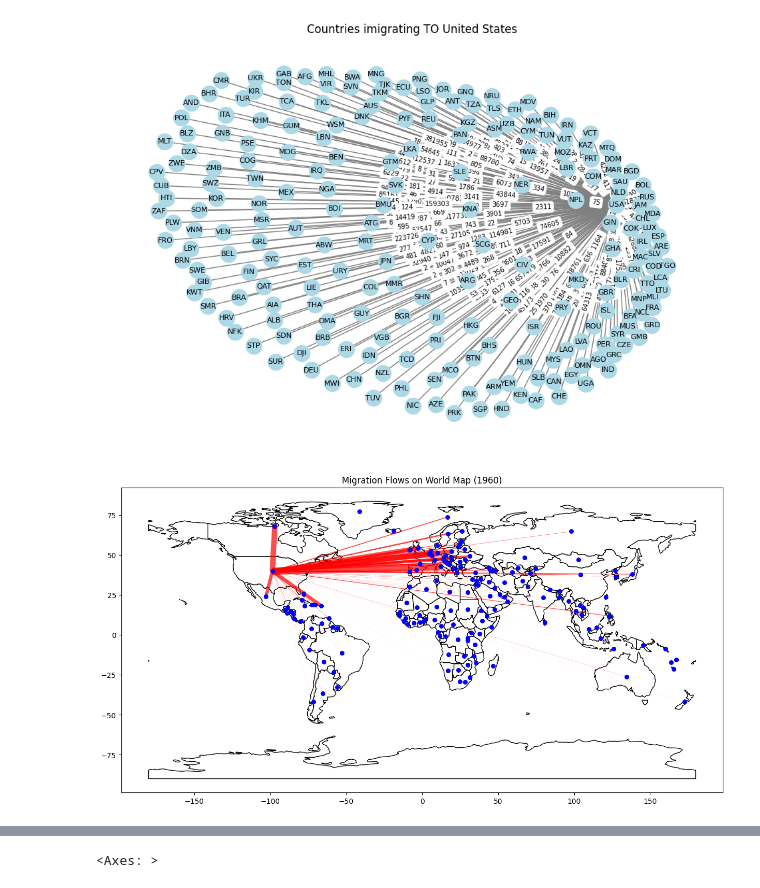
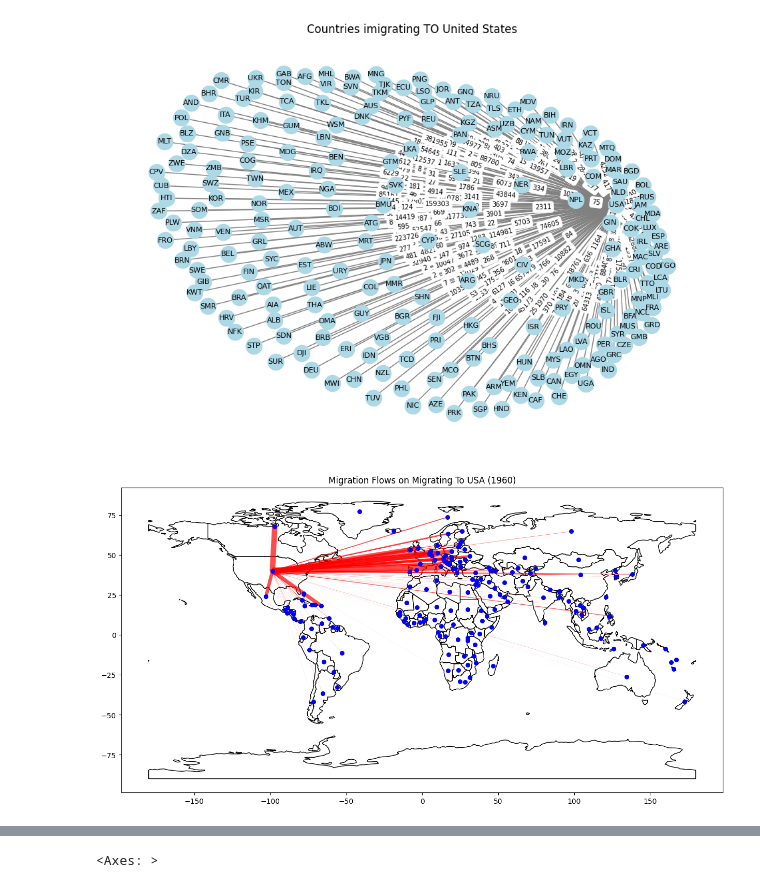
Before and after one commit to moonish1211/human_migration, a Jupyter notebook: graph_visualization.ipynb, the cells around one changed output, grey strips where cells are left out. Saved outputs shown, nothing was run; the diff lists cells and outputs as text; code cells hidden in the pictures.

Commit message:
update_code
graph_visualization is testing file\
visualization.ipynb is the real code

```diff
--- a/graph_visualization.ipynb
+++ b/graph_visualization.ipynb
@@ -245,32 +729,32 @@ tmp_orig = tmp_orig.rename(columns={
     'Origin_code': 'country_code',
     'origin_centroid': 'geometry'
 })
 all_points.append(tmp_orig)
 
 # Extract destination points
 tmp_dest = df_merged[['Destination_code', 'destination_centroid']].drop_duplicates()
 tmp_dest = tmp_dest.rename(columns={
     'Destination_code': 'country_code',
     'destination_centroid': 'geometry'
 })
 all_points.append(tmp_dest)
 
 # Concatenate origin & destination points, drop duplicates
 df_points = pd.concat(all_points).drop_duplicates('country_code')
 # print(df_points)
 
 # Make a GeoDataFrame
 gdf_points = gpd.GeoDataFrame(df_points, geometry='geometry', crs="EPSG:4326")
 
 # Finally, plot the points on top of the map and lines
 gdf_points.plot(
     ax=ax,
     color='blue',
     markersize=30,  # Adjust as desired
     zorder=4        # Ensures markers appear above the lines
 )
 
-plt.title("Migration Flows on World Map (1960)")
+plt.title("Migration Flows on Migrating To USA (1960)")
 plt.show()
 # %% [output]
-[figure, old version]
+[figure, new version]
```
Also changed, not shown: parts of 21 cells of this notebook, 1 other file.
